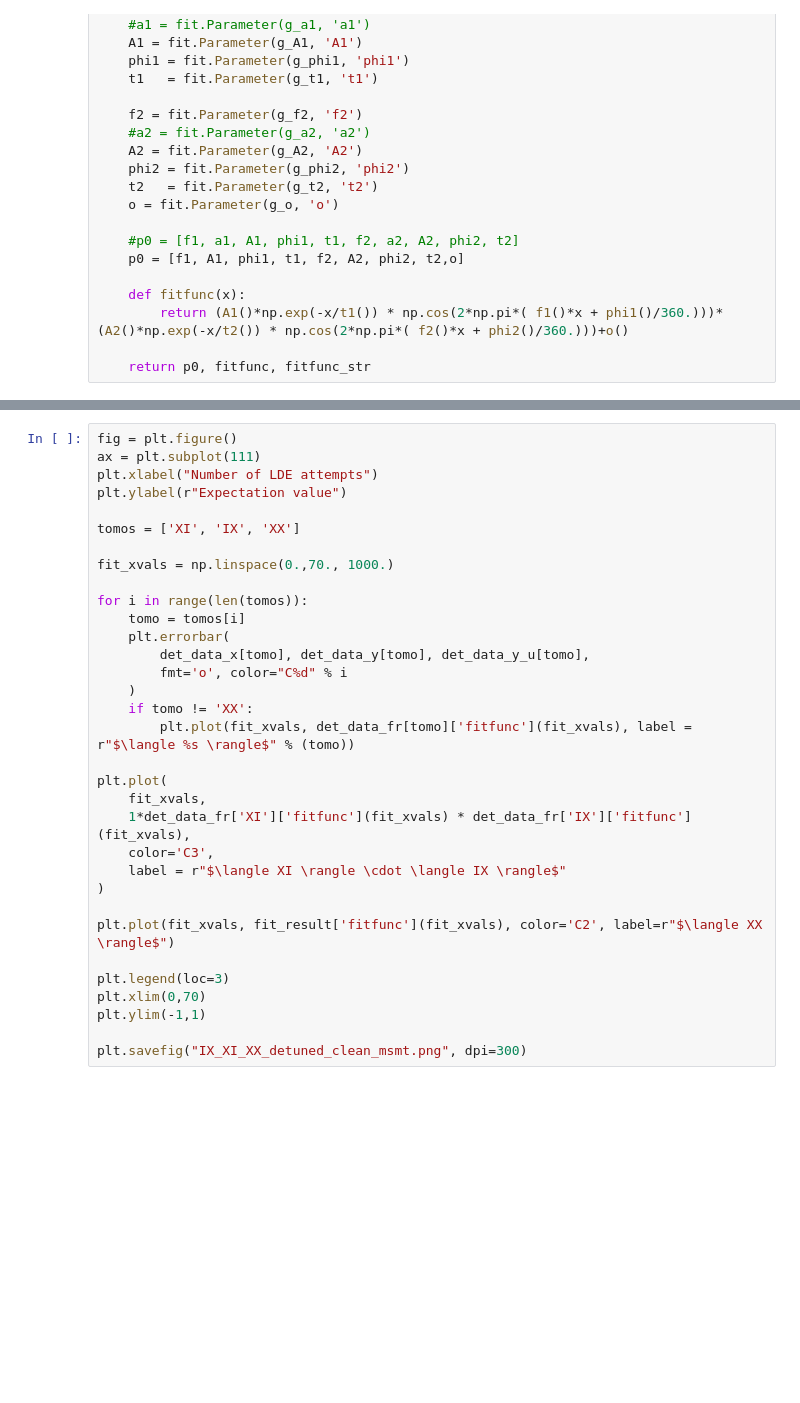
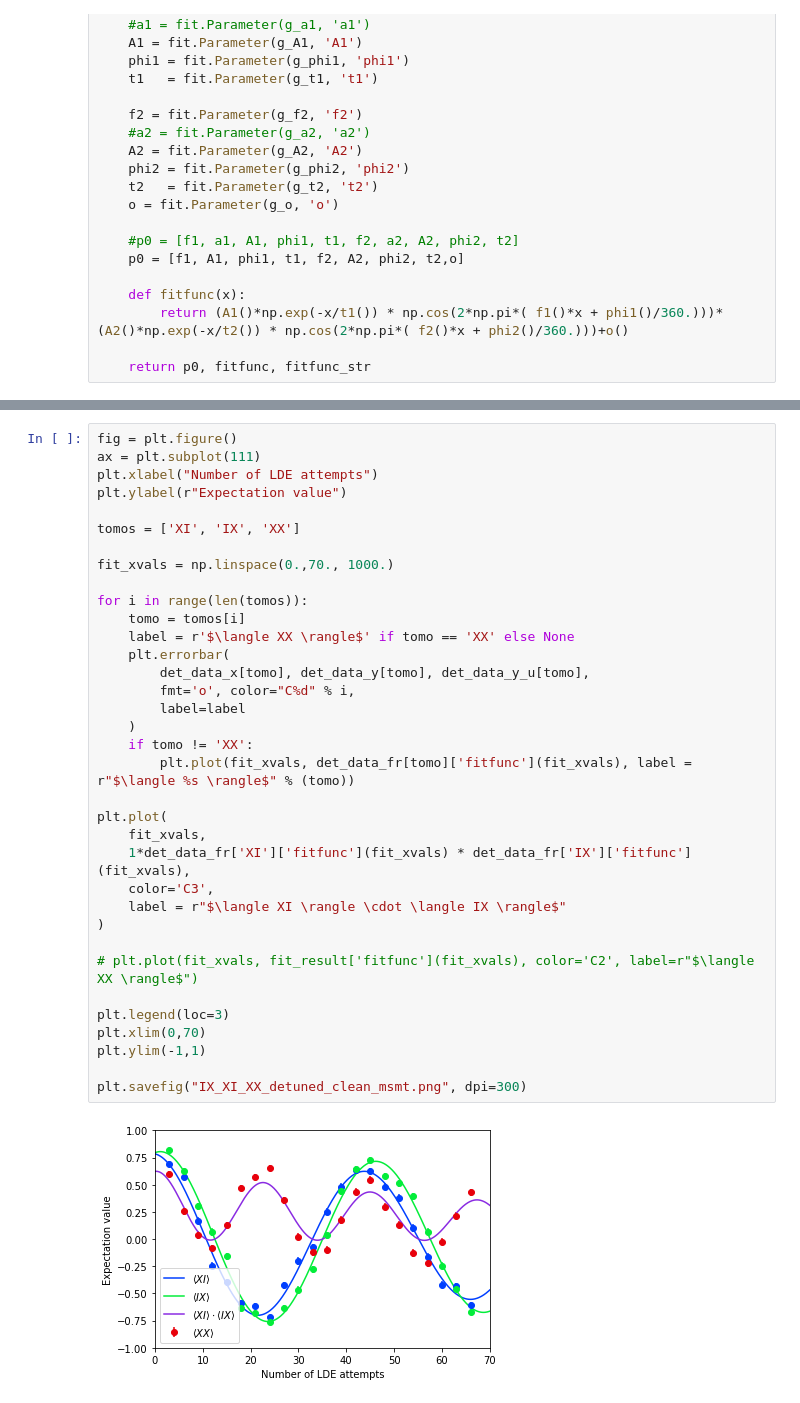
Before and after one commit to zaguros/analysis, a Jupyter notebook: notebooks/FastCarbonControl/Nuclear state storage multi C clean.ipynb, the cells around one changed output, grey strips where cells are left out. Drawn from its saved outputs; the diff is of its cells as text; blank space fills up the shorter version.

```diff
--- a/notebooks/FastCarbonControl/Nuclear state storage multi C clean.ipynb
+++ b/notebooks/FastCarbonControl/Nuclear state storage multi C clean.ipynb
@@ -273,34 +556,38 @@ plt.ylim(-1.0, 1.0)
 fig = plt.figure()
 ax = plt.subplot(111)
 plt.xlabel("Number of LDE attempts")
 plt.ylabel(r"Expectation value")
 
 tomos = ['XI', 'IX', 'XX']
 
 fit_xvals = np.linspace(0.,70., 1000.)
 
 for i in range(len(tomos)):
     tomo = tomos[i]
+    label = r'$\langle XX \rangle$' if tomo == 'XX' else None
     plt.errorbar(
         det_data_x[tomo], det_data_y[tomo], det_data_y_u[tomo],
-        fmt='o', color="C%d" % i
+        fmt='o', color="C%d" % i,
+        label=label
     )
     if tomo != 'XX':
         plt.plot(fit_xvals, det_data_fr[tomo]['fitfunc'](fit_xvals), label = r"$\langle %s \rangle$" % (tomo))
 
 plt.plot(
     fit_xvals,
     1*det_data_fr['XI']['fitfunc'](fit_xvals) * det_data_fr['IX']['fitfunc'](fit_xvals),
     color='C3',
     label = r"$\langle XI \rangle \cdot \langle IX \rangle$"
 )
 
-plt.plot(fit_xvals, fit_result['fitfunc'](fit_xvals), color='C2', label=r"$\langle XX \rangle$")
+# plt.plot(fit_xvals, fit_result['fitfunc'](fit_xvals), color='C2', label=r"$\langle XX \rangle$")
 
 plt.legend(loc=3)
 plt.xlim(0,70)
 plt.ylim(-1,1)
 
 plt.savefig("IX_XI_XX_detuned_clean_msmt.png", dpi=300)
+# %% [output]
+[figure, added]
 # %%
 det_data_fr['XI']['params_dict']['T']
```
Also changed, not shown: parts of 19 cells of this notebook, 24 other files.
